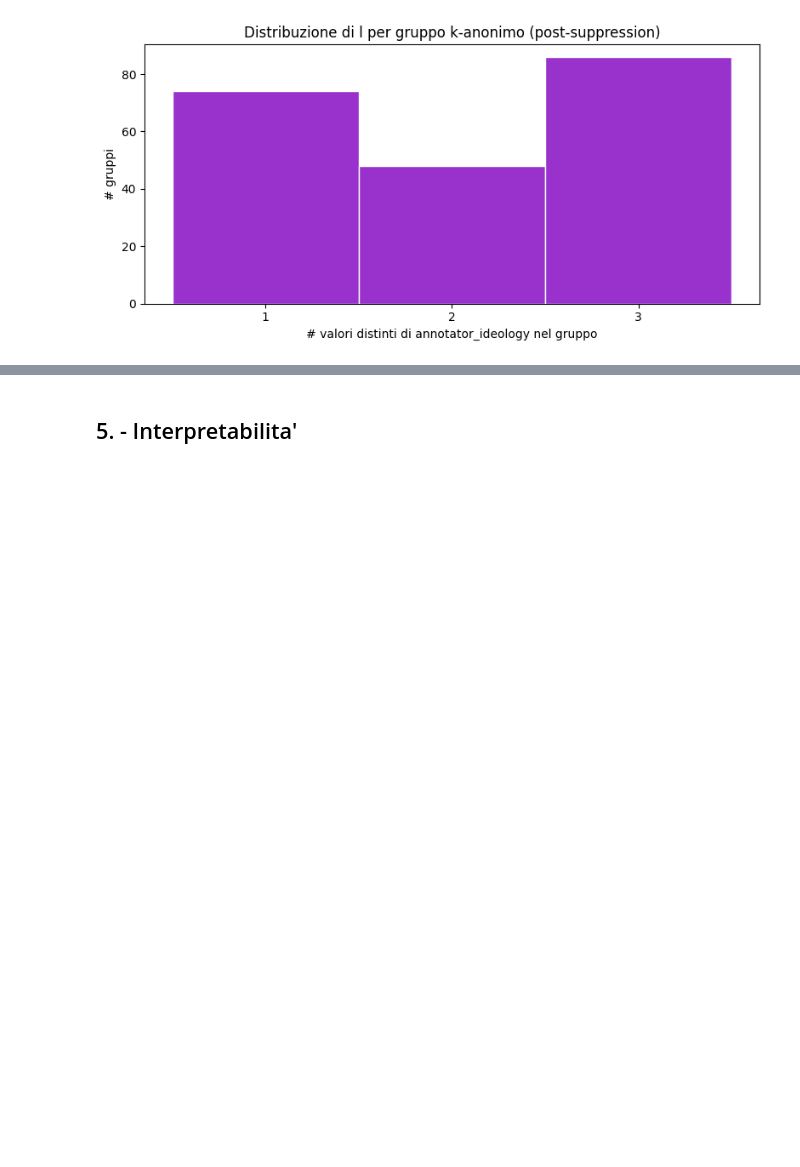
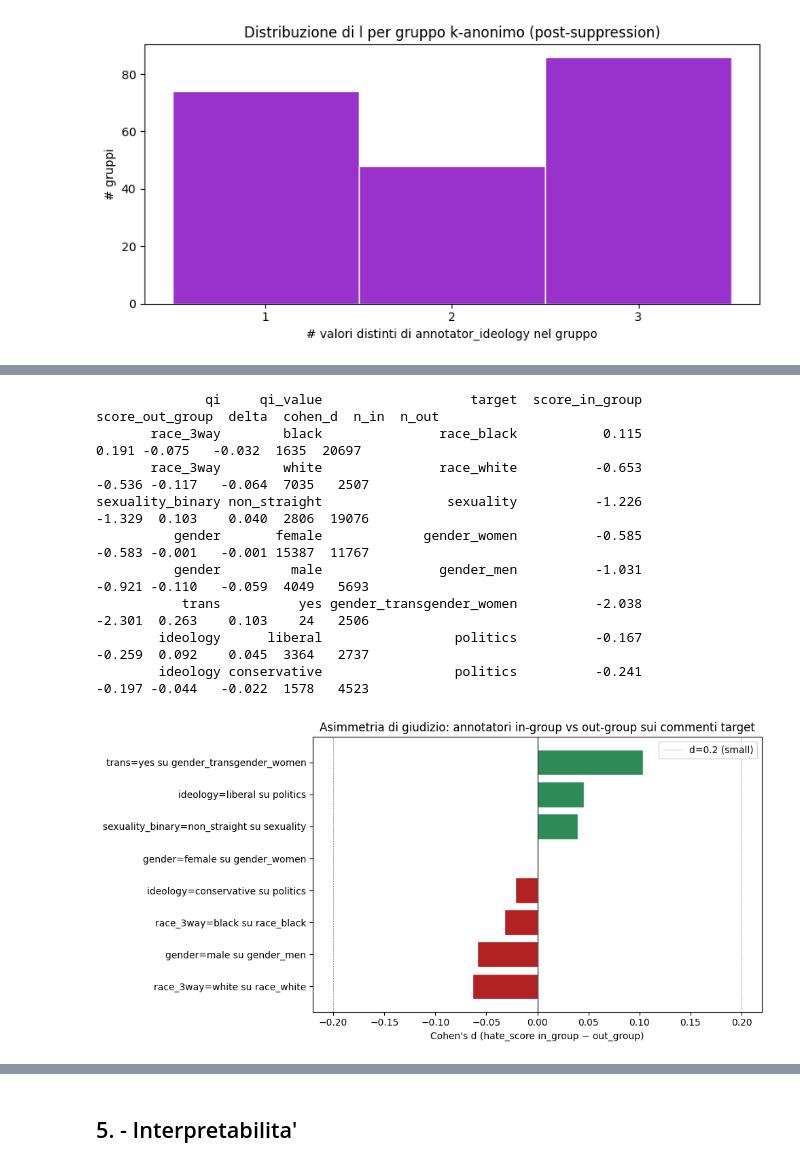
Before and after one commit to AndreaMorbello/measuring-hate-speech-audit, a Jupyter notebook: notebooks/audit.ipynb, the cells around one changed output, grey strips where cells are left out. Saved outputs shown, nothing was run; the diff lists cells and outputs as text; code cells hidden in the pictures; blank space fills up the shorter version.

Commit message:
Cap.4 - Bias e Fairness

```diff
--- a/notebooks/audit.ipynb
+++ b/notebooks/audit.ipynb
@@ -890,0 +933,7 @@ Il capitolo ha trattato la privacy non come un obiettivo da raggiungere ma come
+# %%
+df_comments = pd.read_parquet(PROCESSED_DIR / "comments_aggregated.parquet")
+df_anonymous = pd.read_parquet(PROCESSED_DIR / "annotators_anonymous.parquet")
+df_comments["target_any"] = df_comments[target_dims].any(axis=1)
+
+print(f"df_comments:   {df_comments.shape}")
+print(f"df_anonymous:  {df_anonymous.shape}")
@@ -890,0 +1018,52 @@ Il capitolo ha trattato la privacy non come un obiettivo da raggiungere ma come
+# %%
+qi_target_pairs = [
+    (
+        "annotator_race_3way",
+        "target_race",
+        {"black": "target_race_black", "white": "target_race_white"},
+    ),
+    ("annotator_sexuality_binary", "target_sexuality", {"non_straight": None}),
+    (
+        "annotator_gender",
+        "target_gender",
+        {"female": "target_gender_women", "male": "target_gender_men"},
+    ),
+    ("annotator_trans", "target_gender", {"yes": "target_gender_transgender_women"}),
+    ("annotator_ideology", "target_politics", {"liberal": None, "conservative": None}),
+]
+
+df_asymmetry = compute_annotator_target_asymmetry(df_annotation_anon, qi_target_pairs)
+print(df_asymmetry.to_string(index=False, float_format=lambda x: f"{x:.3f}"))
+
+fig, ax = plt.subplots(figsize=(10, 5))
+df_asym_sorted = df_asymmetry.sort_values("cohen_d")
+labels = (
+    df_asym_sorted["qi"]
+    + "="
+    + df_asym_sorted["qi_value"].astype(str)
+    + " su "
+    + df_asym_sorted["target"]
+)
+colors = ["seagreen" if d > 0 else "firebrick" for d in df_asym_sorted["cohen_d"]]
+
+ax.barh(labels, df_asym_sorted["cohen_d"], color=colors, edgecolor="white")
+ax.axvline(0, color="black", linewidth=0.8)
+ax.axvline(0.2, color="gray", linestyle="--", linewidth=0.5, label="d=0.2 (small)")
+ax.axvline(-0.2, color="gray", linestyle="--", linewidth=0.5)
+ax.set_xlabel("Cohen's d (hate_score in_group − out_group)")
+ax.set_title("Asimmetria di giudizio: annotatori in-group vs out-group sui commenti target")
+ax.legend()
+plt.tight_layout()
+fig.savefig(FIGURES_DIR / "fairness_annotator_target_asymmetry.png", dpi=120, bbox_inches="tight")
+plt.show()
+# %% [output]
+              qi     qi_value                   target  score_in_group  score_out_group  delta  cohen_d  n_in  n_out
+       race_3way        black               race_black           0.115            0.191 -0.075   -0.032  1635  20697
+       race_3way        white               race_white          -0.653           -0.536 -0.117   -0.064  7035   2507
+sexuality_binary non_straight                sexuality          -1.226           -1.329  0.103    0.040  2806  19076
+          gender       female             gender_women          -0.585           -0.583 -0.001   -0.001 15387  11767
+          gender         male               gender_men          -1.031           -0.921 -0.110   -0.059  4049   5693
+           trans          yes gender_transgender_women          -2.038           -2.301  0.263    0.103    24   2506
+        ideology      liberal                 politics          -0.167           -0.259  0.092    0.045  3364   2737
+        ideology conservative                 politics          -0.241           -0.197 -0.044   -0.022  1578   4523
+[figure, added]
```
Also changed, not shown: parts of 47 cells of this notebook, 4 other files.
